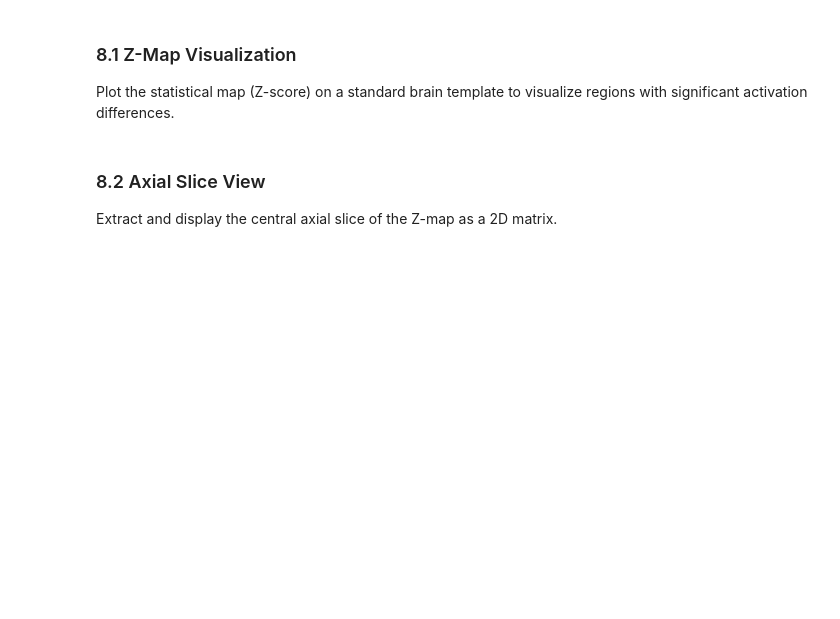
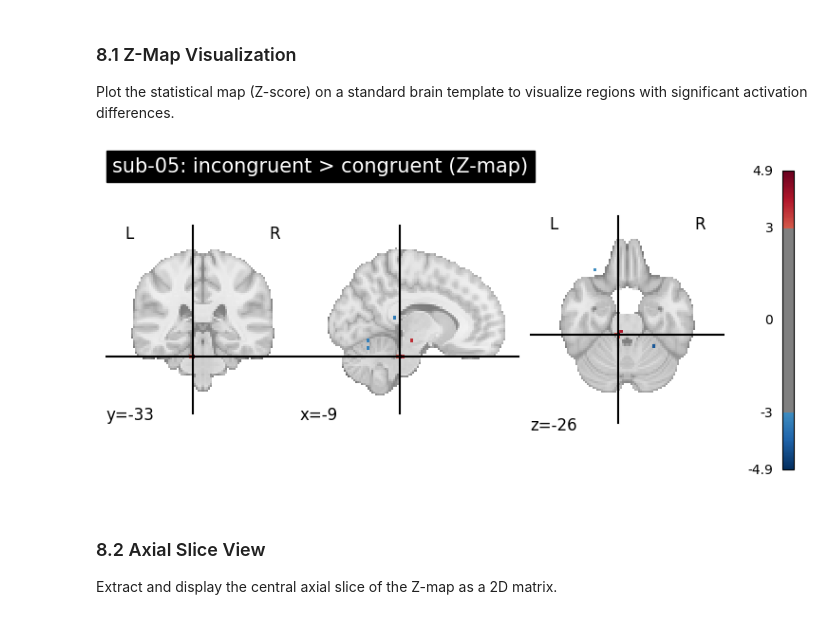
Before and after one commit to antoniaolgui/simon-ml-project, a Jupyter notebook: simon_task.ipynb, the cells around one changed output. Cells and saved outputs as stored; diff of their text form; code cells hidden in the pictures; blank space fills up the shorter version.

```diff
--- a/simon_task.ipynb
+++ b/simon_task.ipynb
@@ -431,21 +451,23 @@ for f in sorted(os.listdir("first_level_results")):
 Plot the statistical map (Z-score) on a standard brain template to visualize regions with significant activation differences.
 # %%
 # Visualize one example Z-MAP
-example_subject = "sub-01"
+example_subject = "sub-05"
 
 example_file = os.path.join(
     output_dir,
     f"{example_subject}_zmap_incongruent_vs_congruent.nii.gz"
 )
 
 z_map_example = image.load_img(example_file)
 
 plotting.plot_stat_map(
     z_map_example,
     title=f"{example_subject}: incongruent > congruent (Z-map)",
     threshold=3.0
 )
 plotting.show()
+# %% [output]
+[figure, added]
 # %% [markdown]
 ### 8.2 Axial Slice View
 Extract and display the central axial slice of the Z-map as a 2D matrix.
```
Also changed, not shown: parts of 5 cells of this notebook.
